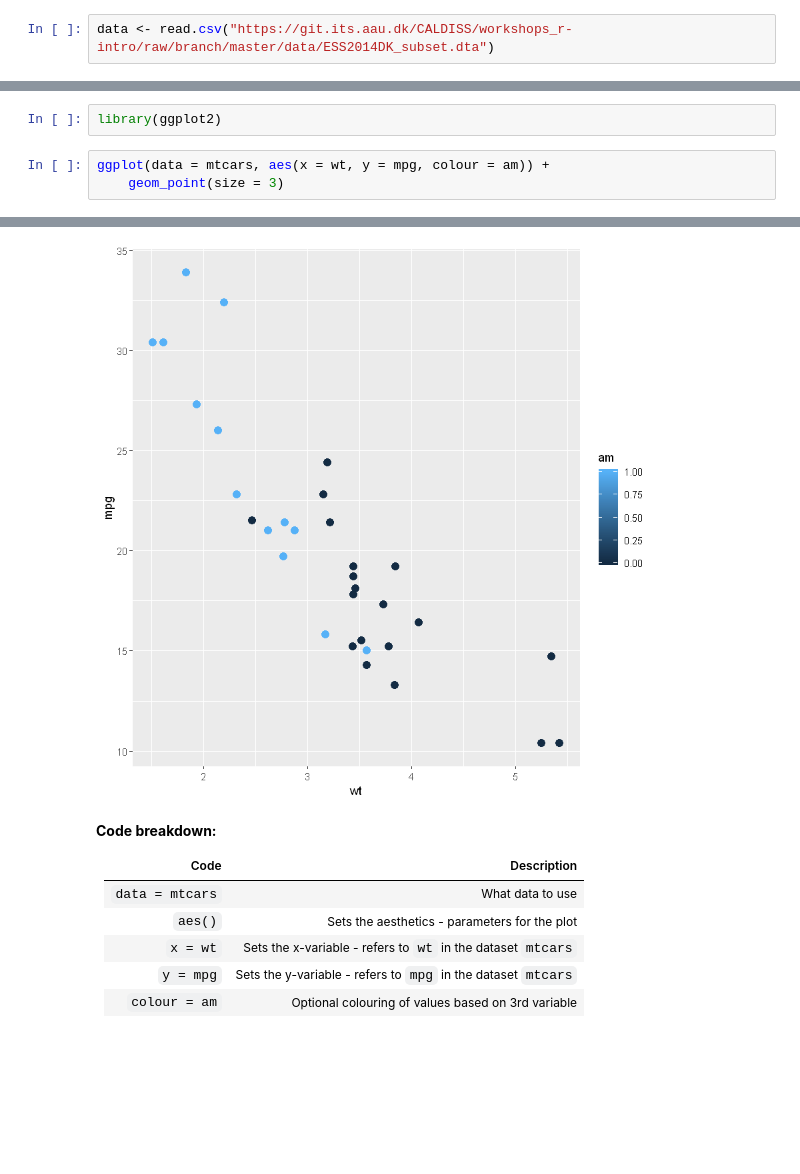
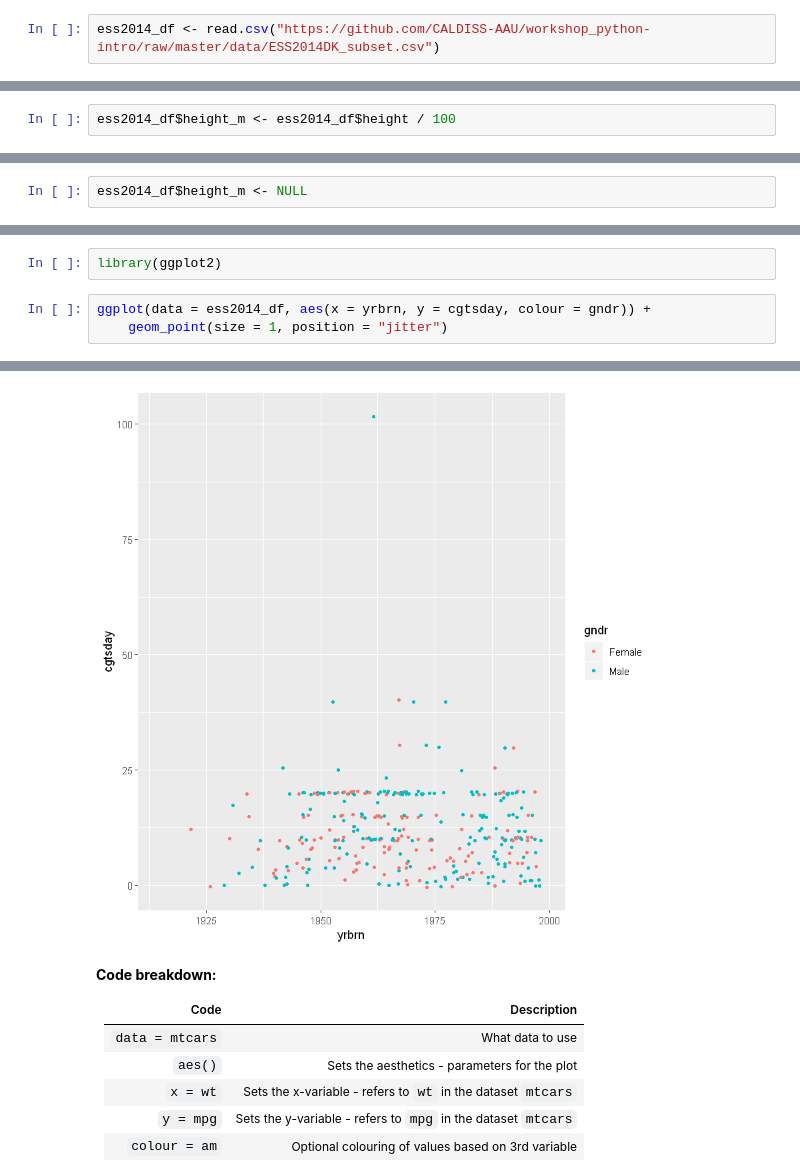
Before and after one commit to CALDISS-AAU/workshop_R-intro, a Jupyter notebook: notebooks/R-intro_F20.ipynb, the cells around one changed output, grey strips where cells are left out. Saved outputs shown, nothing was run; the diff lists cells and outputs as text; blank space fills up the shorter version.

```diff
--- a/notebooks/R-intro_F20.ipynb
+++ b/notebooks/R-intro_F20.ipynb
@@ -401,4 +401,4 @@ The built-in datasets (like `mtcars`) can be loaded with the command `data(mtcar
 
 *Load the `mtcars` dataset now*
 # %%
-data <- read.csv("https://git.its.aau.dk/CALDISS/workshops_r-intro/raw/branch/master/data/ESS2014DK_subset.dta")
+ess2014_df <- read.csv("https://github.com/CALDISS-AAU/workshop_python-intro/raw/master/data/ESS2014DK_subset.csv")
@@ -483,3 +523,5 @@ mtcars$wtpergear <- mtcars$wt / mtcars$gear
+# %%
+ess2014_df$height_m <- ess2014_df$height / 100
 # %% [markdown]
 If we want to remove a variable (for example one that does not make sense at all), we can assign it the value `NULL`:
 # %%
@@ -492 +532,3 @@ mtcars$wtpergear <- NULL
+# %%
+ess2014_df$height_m <- NULL
 # %%
@@ -577,6 +616,6 @@ Information for installed packages can be found using (name of package *with* qu
 # %%
 library(ggplot2)
 # %%
-ggplot(data = mtcars, aes(x = wt, y = mpg, colour = am)) +
-    geom_point(size = 3)
+ggplot(data = ess2014_df, aes(x = yrbrn, y = cgtsday, colour = gndr)) +
+    geom_point(size = 1, position = "jitter")
 # %% [output]
@@ -583,4 +624,4 @@ ggplot(data = mtcars, aes(x = wt, y = mpg, colour = am)) +
-[figure, old version]
+[figure, new version]
 # %% [markdown]
 **Code breakdown:**
 
```
Also changed, not shown: parts of 38 cells of this notebook, 2 other files.
